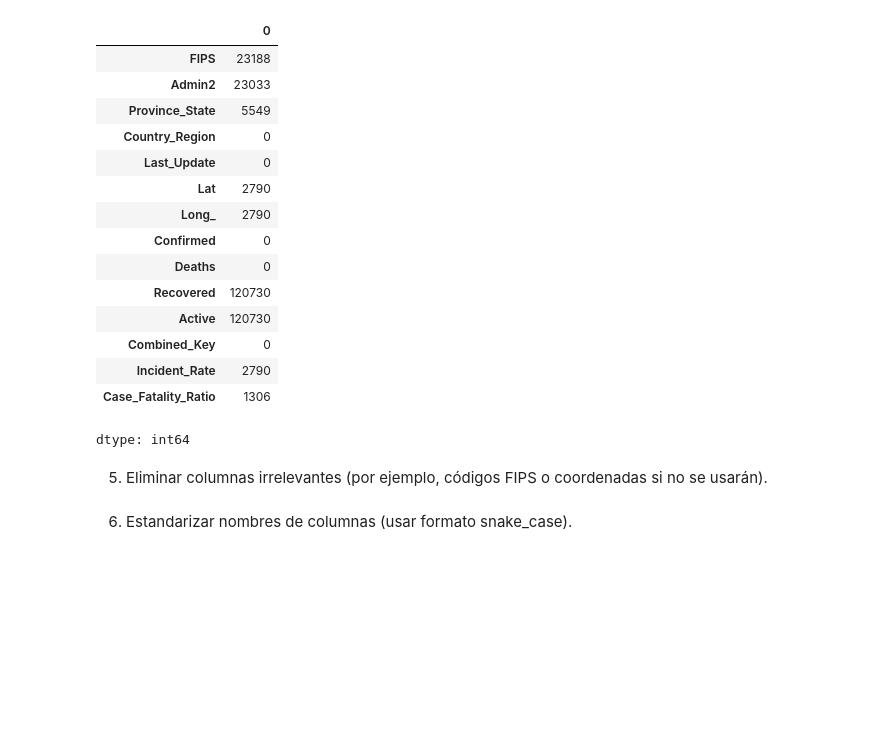
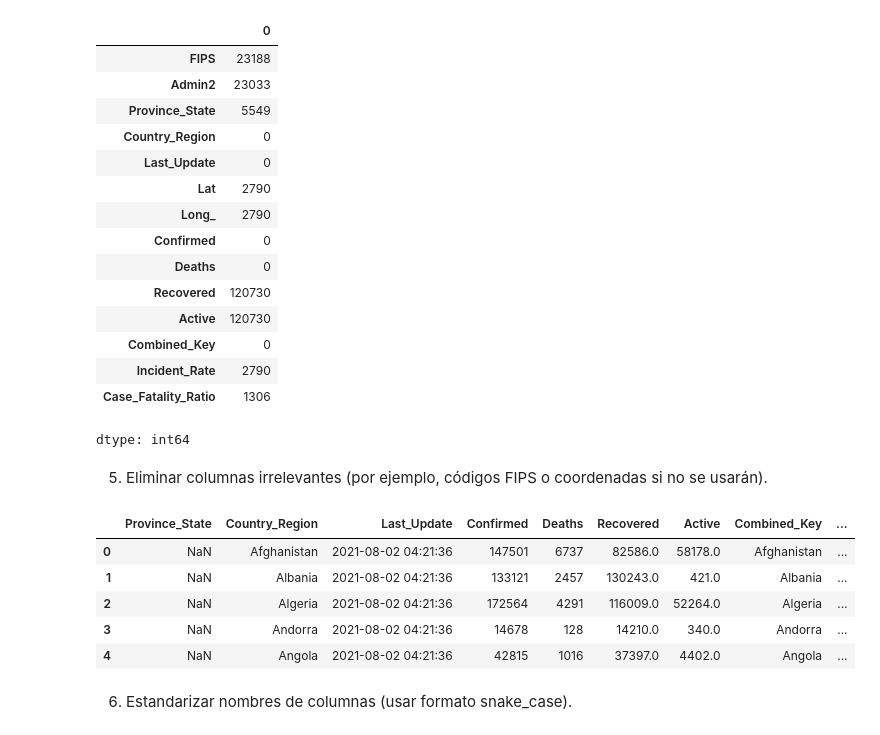
Before and after one commit to chileanpete/PROYECTO_SEMESTRAL_GESTION, a Jupyter notebook: 01_limpieza_datos.ipynb, the cells around one changed output. Cells and saved outputs as stored; diff of their text form; code cells hidden in the pictures; blank space fills up the shorter version.

```diff
--- a/01_limpieza_datos.ipynb
+++ b/01_limpieza_datos.ipynb
@@ -135,3 +138,12 @@ DFAgosto2021.drop(columns=["FIPS","Lat","Long_"],inplace=True)
+# %%
+DFAgosto2021.head()
+# %% [output]
+|  | Province_State | Country_Region | Last_Update | Confirmed | Deaths | Recovered | Active | Combined_Key | ... |
+| 0 | NaN | Afghanistan | 2021-08-02 04:21:36 | 147501 | 6737 | 82586.0 | 58178.0 | Afghanistan | ... |
+| 1 | NaN | Albania | 2021-08-02 04:21:36 | 133121 | 2457 | 130243.0 | 421.0 | Albania | ... |
+| 2 | NaN | Algeria | 2021-08-02 04:21:36 | 172564 | 4291 | 116009.0 | 52264.0 | Algeria | ... |
+| 3 | NaN | Andorra | 2021-08-02 04:21:36 | 14678 | 128 | 14210.0 | 340.0 | Andorra | ... |
+| 4 | NaN | Angola | 2021-08-02 04:21:36 | 42815 | 1016 | 37397.0 | 4402.0 | Angola | ... |
 # %% [markdown]
 6. Estandarizar nombres de columnas (usar formato snake_case).
 # %%
```
Also changed, not shown: parts of 5 cells of this notebook.
